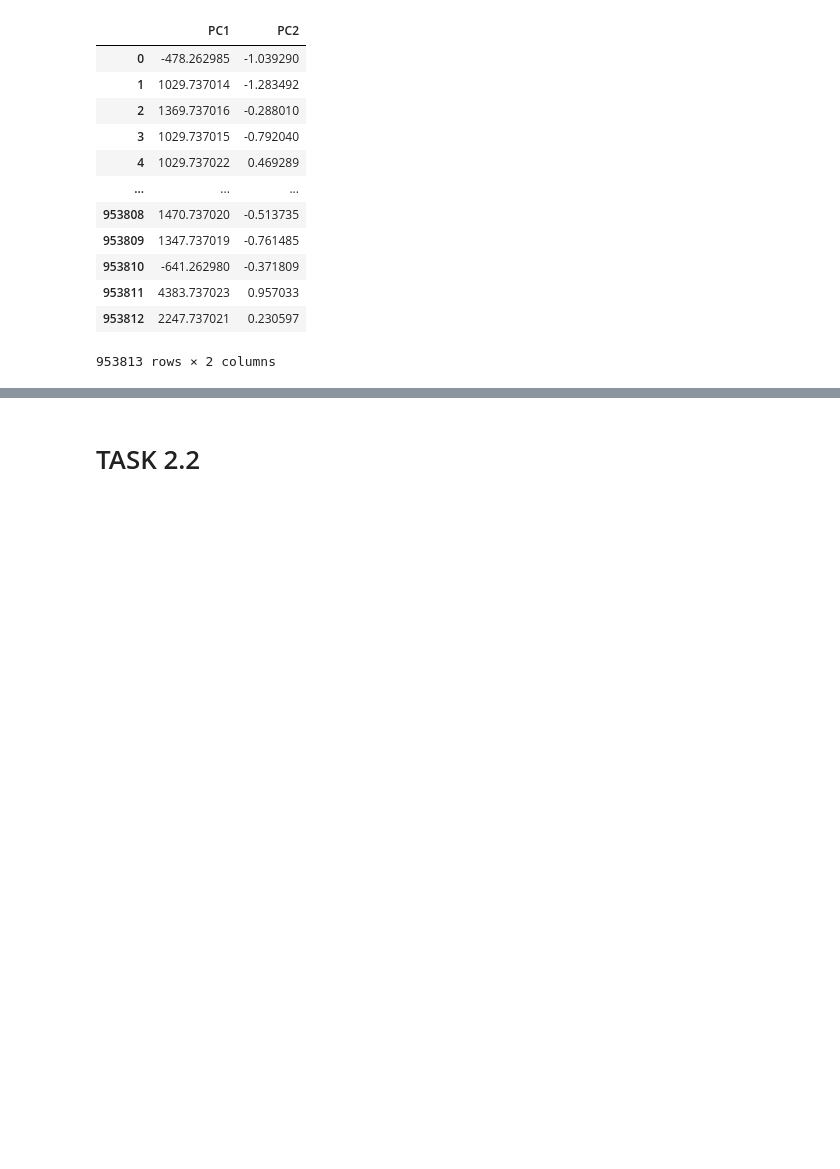
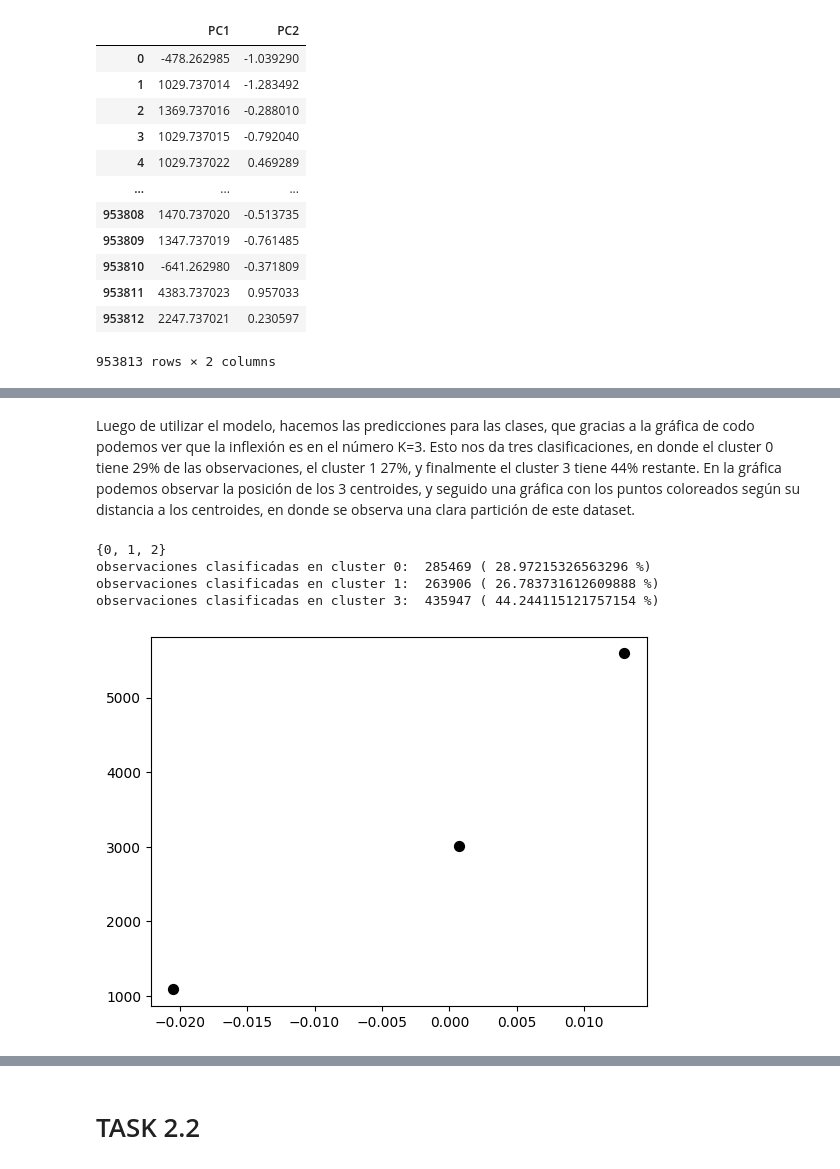
Before and after one commit to AndresQuinto5/IA_LAB4, a Jupyter notebook: Laboratorio4.ipynb, the cells around one changed output, grey strips where cells are left out. Cells and saved outputs as stored; diff of their text form; code cells hidden in the pictures; blank space fills up the shorter version.

```diff
--- a/Laboratorio4.ipynb
+++ b/Laboratorio4.ipynb
@@ -667,0 +877,32 @@ df_pca
+# %%
+X = df
+X = X.drop(['CustomerID'], axis=1)
+model = K_Means(k =3, tolerance = 0.0001, max_iterations = 500)
+model.fit(X.values)
+# %% [markdown]
+Luego de utilizar el modelo, hacemos las predicciones para las clases, que gracias a la gráfica de codo podemos ver que la inflexión es en el número K=3. Esto nos da tres clasificaciones, en donde el cluster 0 tiene 29% de las observaciones, el cluster 1 27%, y finalmente el cluster 3 tiene 44% restante. En la gráfica podemos observar la posición de los 3 centroides, y seguido una gráfica con los puntos coloreados según su distancia a los centroides, en donde se observa una clara partición de este dataset.
+# %%
+klasses = []
+for i in range(len(X)):
+  klasses.append(model.pred(X.iloc[i]))
+# %%
+# clasificaciones
+print(set(klasses))
+
+# elementos en clase 0
+k0 = klasses.count(0)
+print(f"observaciones clasificadas en cluster 0: ", k0, "(", (k0*100)/len(klasses),"%)")
+
+# elementos en clase 1
+k1 = klasses.count(1)
+print(f"observaciones clasificadas en cluster 1: ", k1, "(", (k1*100)/len(klasses),"%)")
+
+# elementos en clase 2
+k2 = klasses.count(2)
+print(f"observaciones clasificadas en cluster 3: ", k2, "(", (k2*100)/len(klasses),"%)")
+# %% [output]
+{0, 1, 2}
+observaciones clasificadas en cluster 0:  285469 ( 28.97215326563296 %)
+observaciones clasificadas en cluster 1:  263906 ( 26.783731612609888 %)
+observaciones clasificadas en cluster 3:  435947 ( 44.244115121757154 %)
+[figure, added]
```
Also changed, not shown: parts of 6 cells of this notebook.
